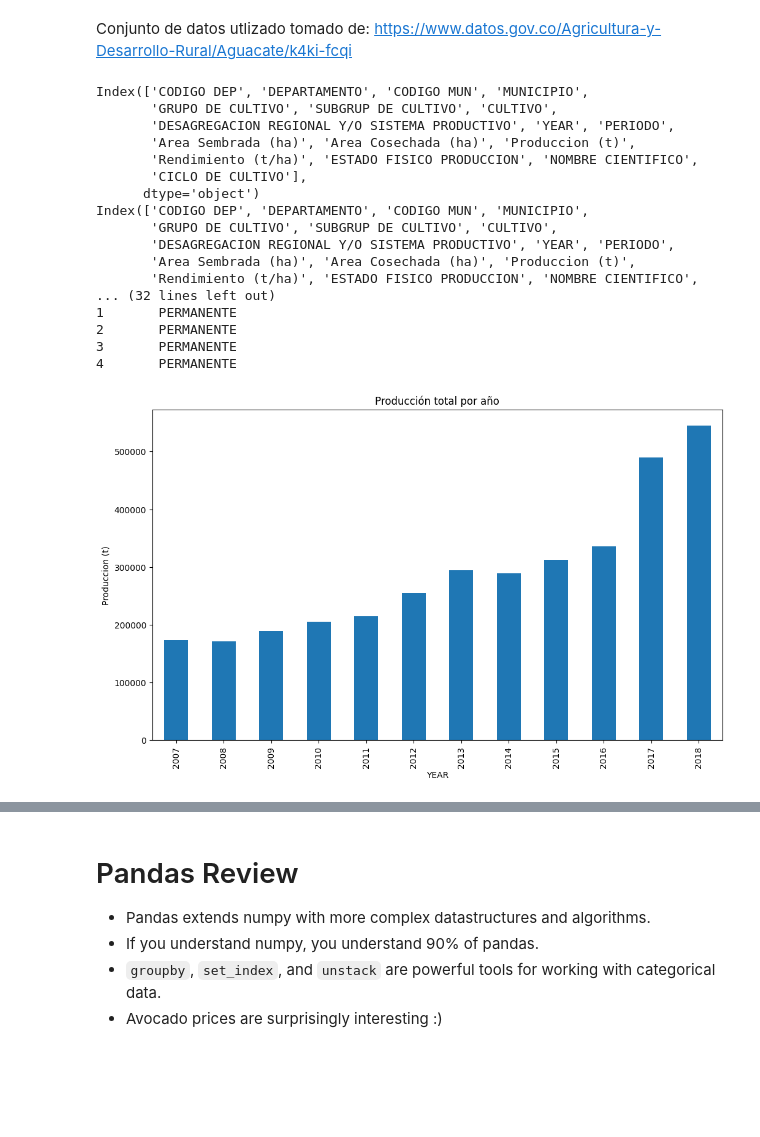
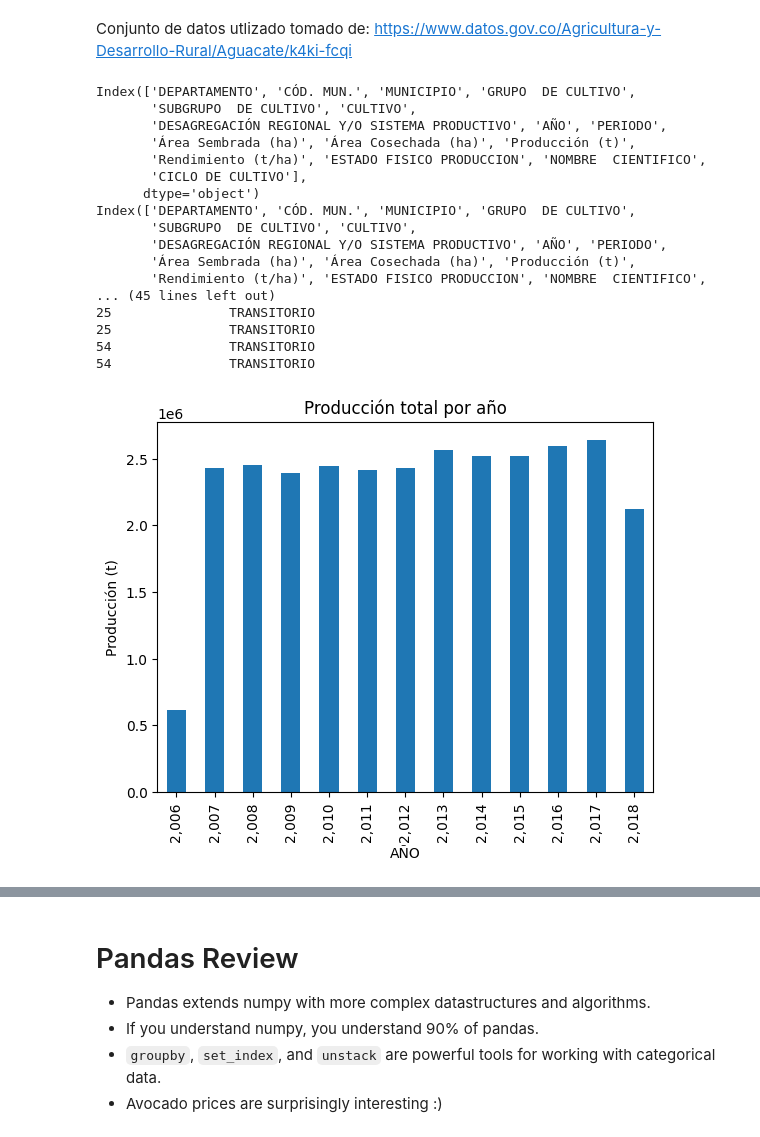
Before and after one commit to juliano-echo21/MetNumUN2024l, a Jupyter notebook: Lab2/jurinconor_Lab2.ipynb, the cells around one changed output, grey strips where cells are left out. Drawn from its saved outputs; the diff is of its cells as text; code cells hidden in the pictures; blank space fills up the shorter version.

```diff
--- a/Lab2/jurinconor_Lab2.ipynb
+++ b/Lab2/jurinconor_Lab2.ipynb
@@ -1558,7 +1490,8 @@ import matplotlib.pyplot as plt
 import seaborn as sns
 
 # Cargar los datos
-df = pd.read_csv('avocadoCOL.csv', encoding='latin1', index_col=0)
+df = pd.read_csv('avocadoCOL.csv', encoding='utf-8', index_col=0)
+df.columns = [c.replace("\n", " ") for c in df.columns]
 
 # Suponiendo que df es tu DataFrame actual
 # Primero, imprime los nombres actuales de las columnas para entender cómo están desplazados
@@ -1571,37 +1504,37 @@ print(df.head())
 # Limpieza básica y conversión de tipos de datos si es necesario
 # Por ejemplo, asegurándose de que 'AÑO', 'Área Sembrada (ha)', 'Área Cosechada (ha)',
 # 'Producción (t)', y 'Rendimiento (t/ha)' sean del tipo correcto
-df['YEAR'] = pd.to_numeric(df['YEAR'], errors='coerce')
-df['Area Sembrada (ha)'] = pd.to_numeric(df['Area Sembrada (ha)'], errors='coerce')
-df['Area Cosechada (ha)'] = pd.to_numeric(df['Area Cosechada (ha)'], errors='coerce')
-df['Produccion (t)'] = pd.to_numeric(df['Produccion (t)'], errors='coerce')
+df['YEAR'] = pd.to_numeric(df['AÑO'], errors='coerce')
+df['Área Sembrada (ha)'] = pd.to_numeric(df['Área Sembrada (ha)'], errors='coerce')
+df['Area Cosechada (ha)'] = pd.to_numeric(df['Área Cosechada (ha)'], errors='coerce')
+df['Producción (t)'] = pd.to_numeric(df['Producción (t)'], errors='coerce')
 df['Rendimiento (t/ha)'] = pd.to_numeric(df['Rendimiento (t/ha)'], errors='coerce')
 # %% [output]
-Index(['CODIGO DEP', 'DEPARTAMENTO', 'CODIGO MUN', 'MUNICIPIO',
-       'GRUPO DE CULTIVO', 'SUBGRUP DE CULTIVO', 'CULTIVO',
-       'DESAGREGACION REGIONAL Y/O SISTEMA PRODUCTIVO', 'YEAR', 'PERIODO',
-       'Area Sembrada (ha)', 'Area Cosechada (ha)', 'Produccion (t)',
-       'Rendimiento (t/ha)', 'ESTADO FISICO PRODUCCION', 'NOMBRE CIENTIFICO',
+Index(['DEPARTAMENTO', 'CÓD. MUN.', 'MUNICIPIO', 'GRUPO  DE CULTIVO',
+       'SUBGRUPO  DE CULTIVO', 'CULTIVO',
+       'DESAGREGACIÓN REGIONAL Y/O SISTEMA PRODUCTIVO', 'AÑO', 'PERIODO',
+       'Área Sembrada (ha)', 'Área Cosechada (ha)', 'Producción (t)',
+       'Rendimiento (t/ha)', 'ESTADO FISICO PRODUCCION', 'NOMBRE  CIENTIFICO',
        'CICLO DE CULTIVO'],
       dtype='object')
-Index(['CODIGO DEP', 'DEPARTAMENTO', 'CODIGO MUN', 'MUNICIPIO',
-       'GRUPO DE CULTIVO', 'SUBGRUP DE CULTIVO', 'CULTIVO',
-       'DESAGREGACION REGIONAL Y/O SISTEMA PRODUCTIVO', 'YEAR', 'PERIODO',
-       'Area Sembrada (ha)', 'Area Cosechada (ha)', 'Produccion (t)',
-       'Rendimiento (t/ha)', 'ESTADO FISICO PRODUCCION', 'NOMBRE CIENTIFICO',
-... (32 lines left out)
-1       PERMANENTE
-2       PERMANENTE
-3       PERMANENTE
-4       PERMANENTE
+Index(['DEPARTAMENTO', 'CÓD. MUN.', 'MUNICIPIO', 'GRUPO  DE CULTIVO',
+       'SUBGRUPO  DE CULTIVO', 'CULTIVO',
+       'DESAGREGACIÓN REGIONAL Y/O SISTEMA PRODUCTIVO', 'AÑO', 'PERIODO',
+       'Área Sembrada (ha)', 'Área Cosechada (ha)', 'Producción (t)',
+       'Rendimiento (t/ha)', 'ESTADO FISICO PRODUCCION', 'NOMBRE  CIENTIFICO',
+... (45 lines left out)
+25               TRANSITORIO
+25               TRANSITORIO
+54               TRANSITORIO
+54               TRANSITORIO
 # %%
 # 1. Producción total por año
-produccion_por_año = df.groupby('YEAR')['Produccion (t)'].sum()
+produccion_por_año = df.groupby('AÑO')['Producción (t)'].sum()
 produccion_por_año.plot(kind='bar')
 plt.title('Producción total por año')
-plt.ylabel('Produccion (t)')
+plt.ylabel('Producción (t)')
 plt.show()
 # %% [output]
-[figure, old version]
+[figure, new version]
 # %%
 # 2. Rendimiento promedio (t/ha) por año
```
Also changed, not shown: parts of 10 cells of this notebook.
